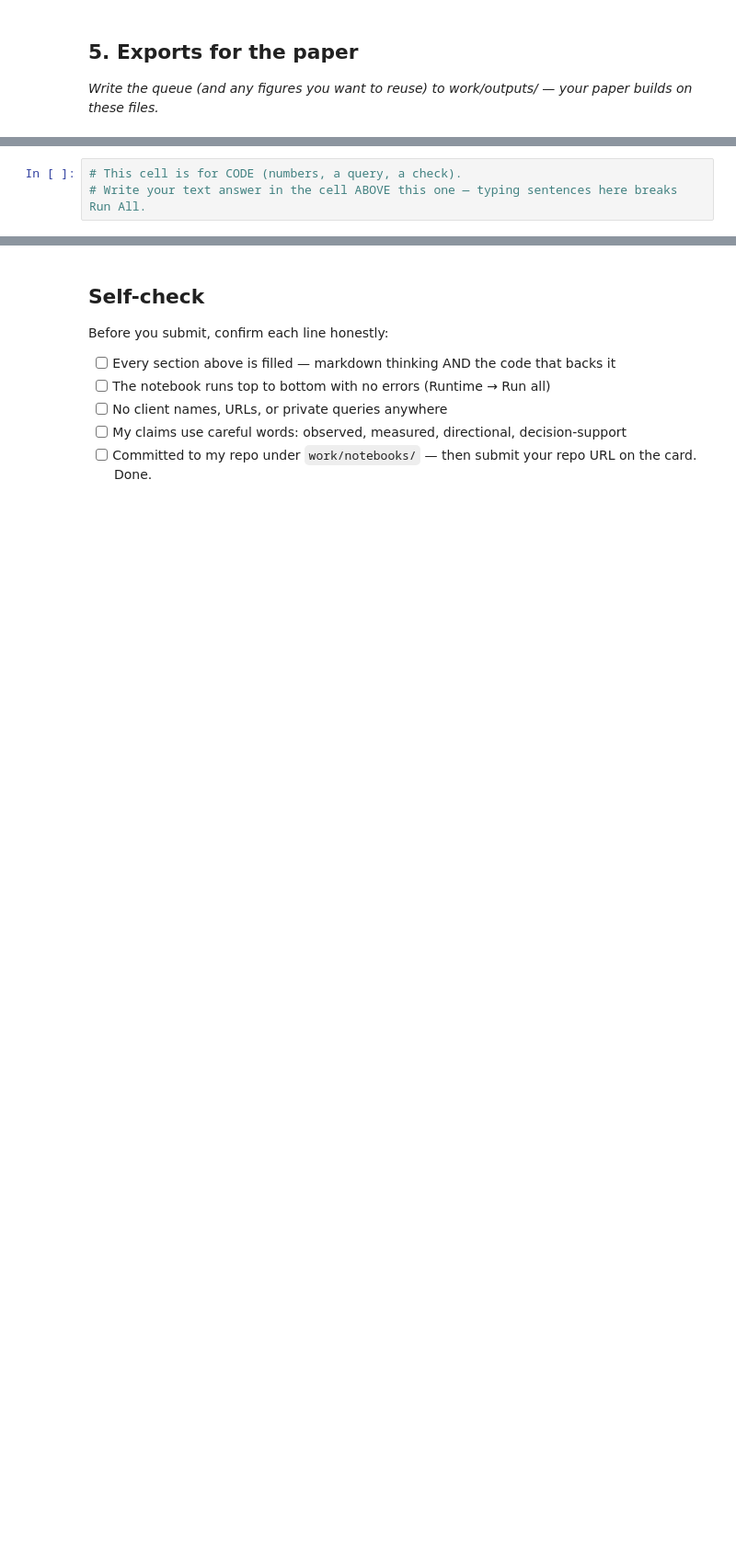
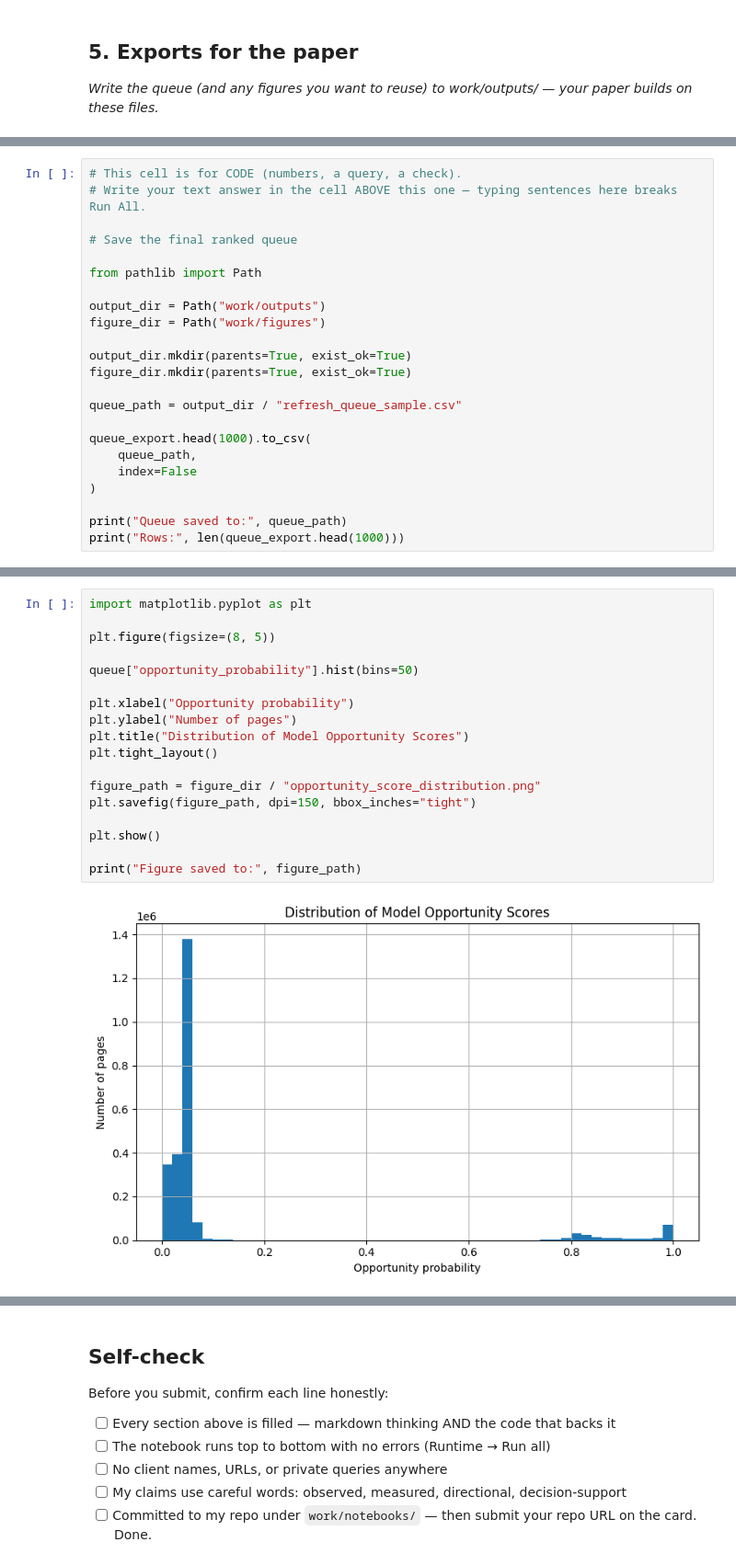
Before and after one commit to pathakadithi/flyrank-ml-internship, a Jupyter notebook: work/notebooks/w07_action_playbook.ipynb, the cells around one changed output, grey strips where cells are left out. Shown at 92% size. Drawn from its saved outputs; the diff is of its cells as text; blank space fills up the shorter version.

```diff
--- a/work/notebooks/w07_action_playbook.ipynb
+++ b/work/notebooks/w07_action_playbook.ipynb
@@ -41,3 +812,23 @@ This skeleton is yours to fill. Work the sections **in order** — each one has
 # %%
 # This cell is for CODE (numbers, a query, a check).
 # Write your text answer in the cell ABOVE this one — typing sentences here breaks Run All.
+
+# Save the final ranked queue
+
+from pathlib import Path
+
+output_dir = Path("work/outputs")
+figure_dir = Path("work/figures")
+
+output_dir.mkdir(parents=True, exist_ok=True)
+figure_dir.mkdir(parents=True, exist_ok=True)
+
+queue_path = output_dir / "refresh_queue_sample.csv"
+
+queue_export.head(1000).to_csv(
+    queue_path,
+    index=False
+)
+
+print("Queue saved to:", queue_path)
+print("Rows:", len(queue_export.head(1000)))
@@ -43,0 +838,20 @@ This skeleton is yours to fill. Work the sections **in order** — each one has
+# %%
+import matplotlib.pyplot as plt
+
+plt.figure(figsize=(8, 5))
+
+queue["opportunity_probability"].hist(bins=50)
+
+plt.xlabel("Opportunity probability")
+plt.ylabel("Number of pages")
+plt.title("Distribution of Model Opportunity Scores")
+plt.tight_layout()
+
+figure_path = figure_dir / "opportunity_score_distribution.png"
+plt.savefig(figure_path, dpi=150, bbox_inches="tight")
+
+plt.show()
+
+print("Figure saved to:", figure_path)
+# %% [output]
+[figure, added]
```
Also changed, not shown: parts of 31 cells of this notebook.
